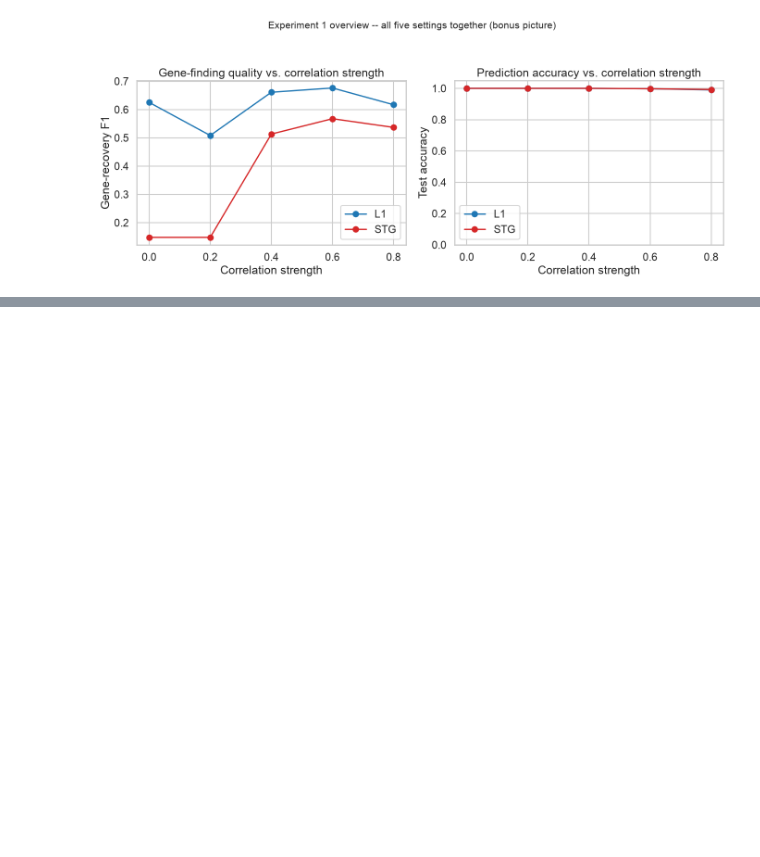
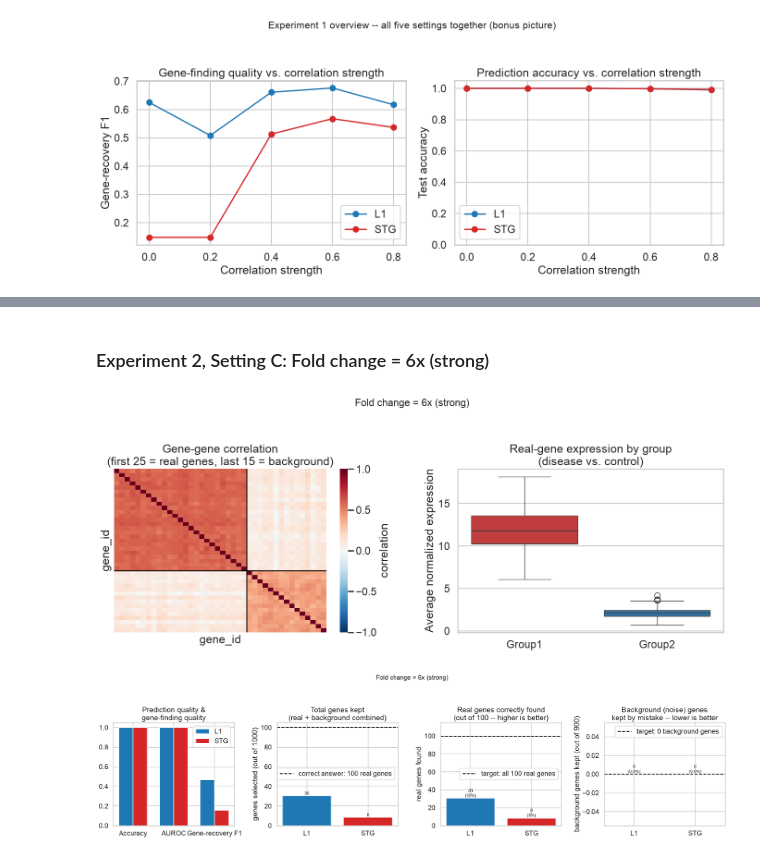
Before and after one commit to sierramendoza543/sierra-gating-project, a Jupyter notebook: l1_vs_stg_parameter_sweeps.ipynb, the cells around one changed output, grey strips where cells are left out. Cells and saved outputs as stored; diff of their text form; code cells hidden in the pictures; blank space fills up the shorter version.

```diff
--- a/l1_vs_stg_parameter_sweeps.ipynb
+++ b/l1_vs_stg_parameter_sweeps.ipynb
@@ -695,0 +730,9 @@ plt.show()
+# %% [markdown]
+### Experiment 2, Setting C: Fold change = 6x (strong)
+# %%
+experiment2_results["6"] = run_condition("correlated", LAMBDA_FIXED, **{'fold_change': 6})
+plot_data_overview(experiment2_results["6"], "Fold change = 6x (strong)")
+plot_method_comparison(experiment2_results["6"], "Fold change = 6x (strong)")
+# %% [output]
+[figure, added]
+[figure, added]
```
Also changed, not shown: parts of 14 cells of this notebook.
